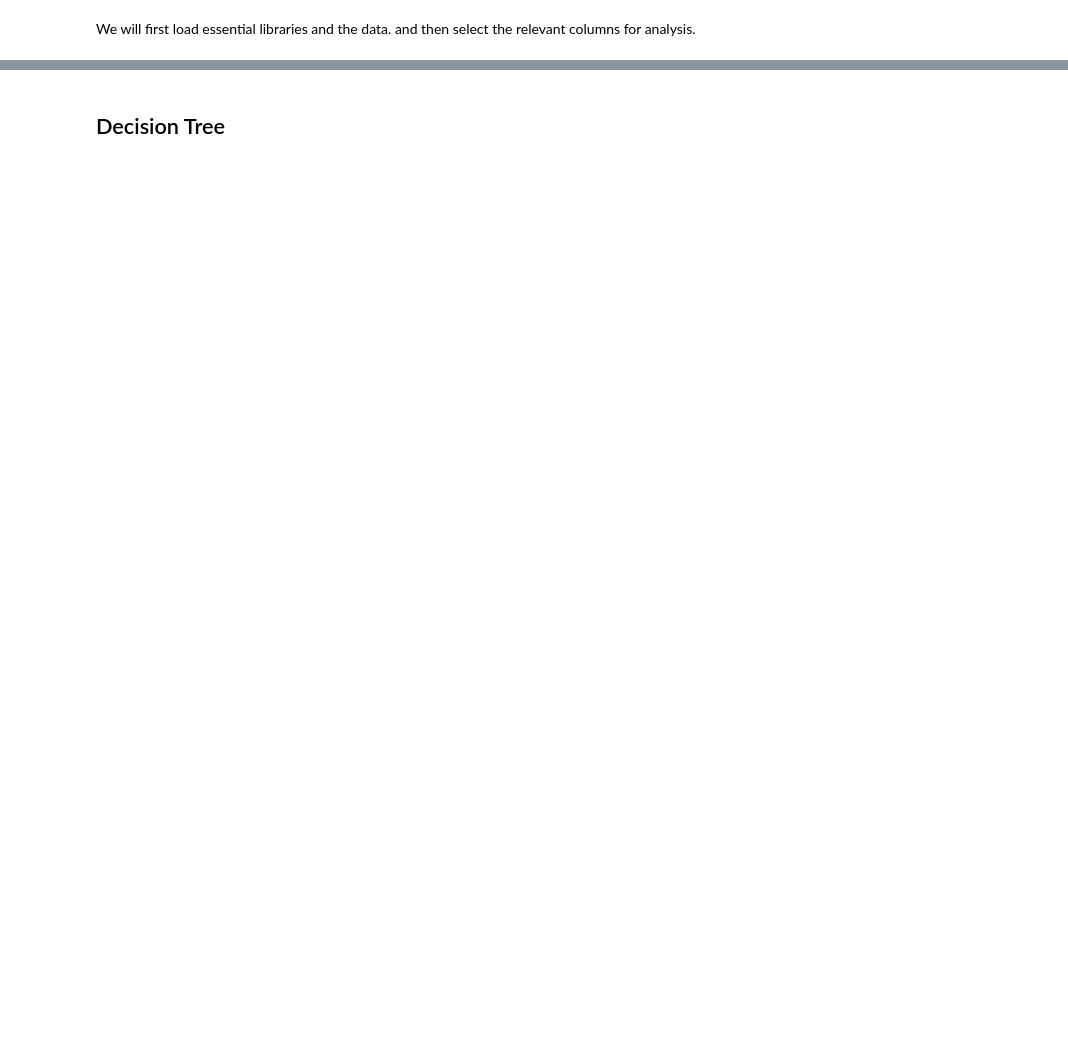
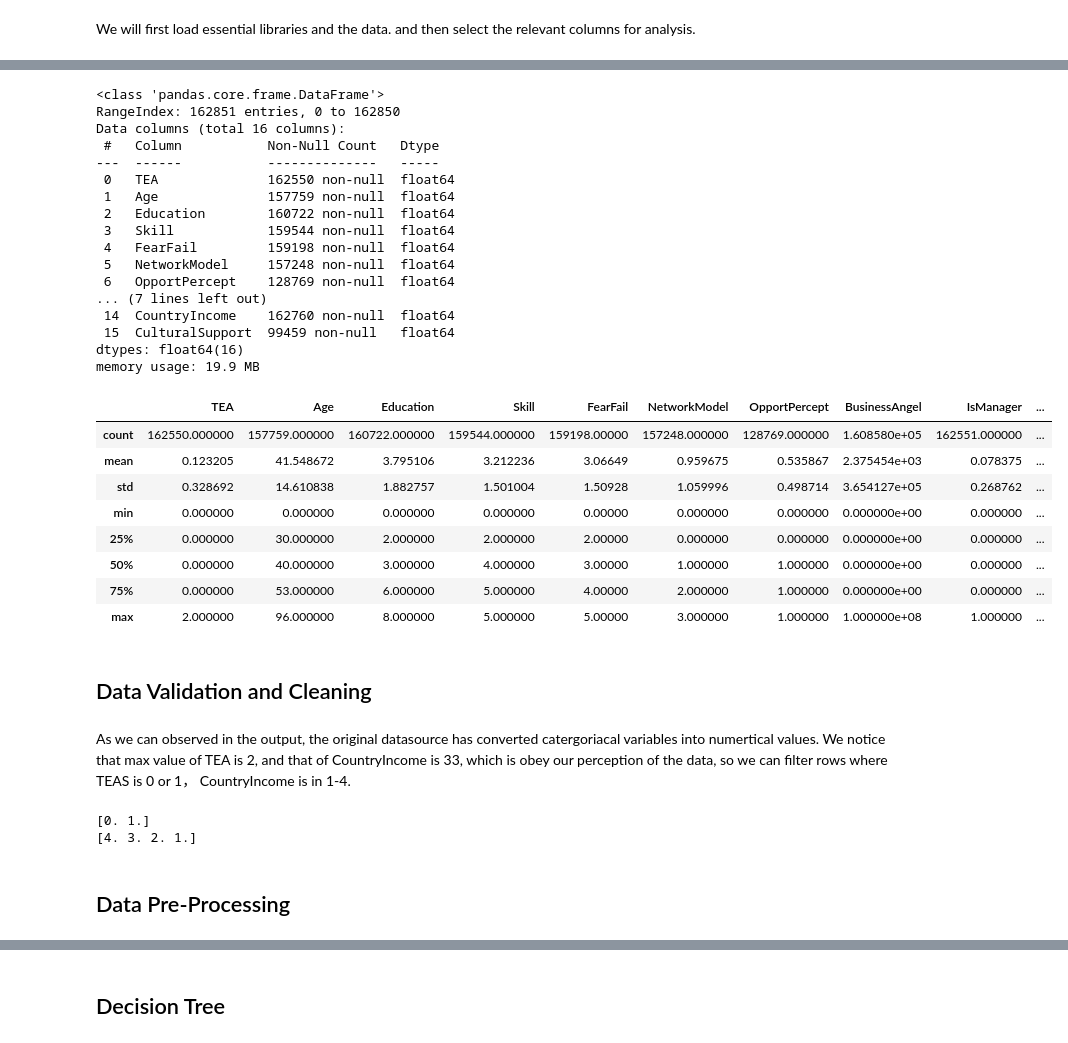
Before and after one commit to YunxinDENG/DSSS, a Jupyter notebook: dsss_final.ipynb, the cells around one changed output, grey strips where cells are left out. Cells and saved outputs as stored; diff of their text form; code cells hidden in the pictures; blank space fills up the shorter version.

```diff
--- a/dsss_final.ipynb
+++ b/dsss_final.ipynb
@@ -251,0 +108,48 @@ To estimate the relationship between revenue and other variables such as industr
+# %%
+# load the dataset
+startup = pd.read_csv("https://raw.githubusercontent.com/YunxinDENG/TEA_profile_predict/main/data/startup_2019.csv")
+# %%
+startup.info()
+startup.describe()
+# %% [output]
+<class 'pandas.core.frame.DataFrame'>
+RangeIndex: 162851 entries, 0 to 162850
+Data columns (total 16 columns):
+ #   Column           Non-Null Count   Dtype
+---  ------           --------------   -----
+ 0   TEA              162550 non-null  float64
+ 1   Age              157759 non-null  float64
+ 2   Education        160722 non-null  float64
+ 3   Skill            159544 non-null  float64
+ 4   FearFail         159198 non-null  float64
+ 5   NetworkModel     157248 non-null  float64
+ 6   OpportPercept    128769 non-null  float64
+... (7 lines left out)
+ 14  CountryIncome    162760 non-null  float64
+ 15  CulturalSupport  99459 non-null   float64
+dtypes: float64(16)
+memory usage: 19.9 MB
+|  | TEA | Age | Education | Skill | FearFail | NetworkModel | OpportPercept | BusinessAngel | IsManager | ... |
+| count | 162550.000000 | 157759.000000 | 160722.000000 | 159544.000000 | 159198.00000 | 157248.000000 | 128769.000000 | 1.608580e+05 | 162551.000000 | ... |
+| mean | 0.123205 | 41.548672 | 3.795106 | 3.212236 | 3.06649 | 0.959675 | 0.535867 | 2.375454e+03 | 0.078375 | ... |
+| std | 0.328692 | 14.610838 | 1.882757 | 1.501004 | 1.50928 | 1.059996 | 0.498714 | 3.654127e+05 | 0.268762 | ... |
+| min | 0.000000 | 0.000000 | 0.000000 | 0.000000 | 0.00000 | 0.000000 | 0.000000 | 0.000000e+00 | 0.000000 | ... |
+| 25% | 0.000000 | 30.000000 | 2.000000 | 2.000000 | 2.00000 | 0.000000 | 0.000000 | 0.000000e+00 | 0.000000 | ... |
+| 50% | 0.000000 | 40.000000 | 3.000000 | 4.000000 | 3.00000 | 1.000000 | 1.000000 | 0.000000e+00 | 0.000000 | ... |
+| 75% | 0.000000 | 53.000000 | 6.000000 | 5.000000 | 4.00000 | 2.000000 | 1.000000 | 0.000000e+00 | 0.000000 | ... |
+| max | 2.000000 | 96.000000 | 8.000000 | 5.000000 | 5.00000 | 3.000000 | 1.000000 | 1.000000e+08 | 1.000000 | ... |
+# %% [markdown]
+## Data Validation and Cleaning
+# %% [markdown]
+As we can observed in the output, the original datasource has converted catergoriacal variables into numertical values. We notice that max value of TEA is 2, and that of CountryIncome is 33, which is obey our perception of the data, so we can filter rows where TEAS is 0 or 1， CountryIncome is in 1-4.
+# %%
+startup = startup[(startup['TEA'].isin([0, 1])) & (startup['CountryIncome'].isin([1, 2, 3, 4]))]
+
+# verify that only rows where TEAS is 0 or 1, and CountryIncome is in 1-4 are left
+print(startup['TEA'].unique())
+print(startup['CountryIncome'].unique())
+# %% [output]
+[0. 1.]
+[4. 3. 2. 1.]
+# %% [markdown]
+## Data Pre-Processing
```
Also changed, not shown: parts of 85 cells of this notebook.
